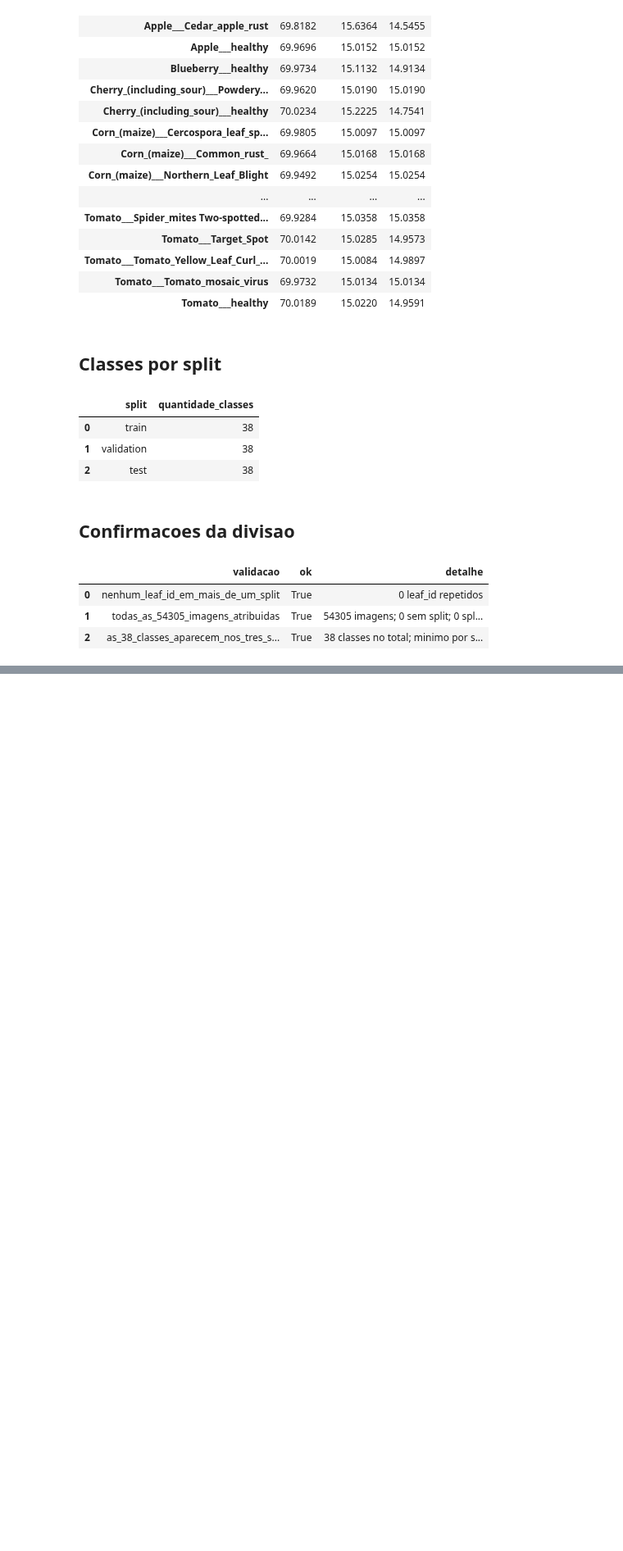
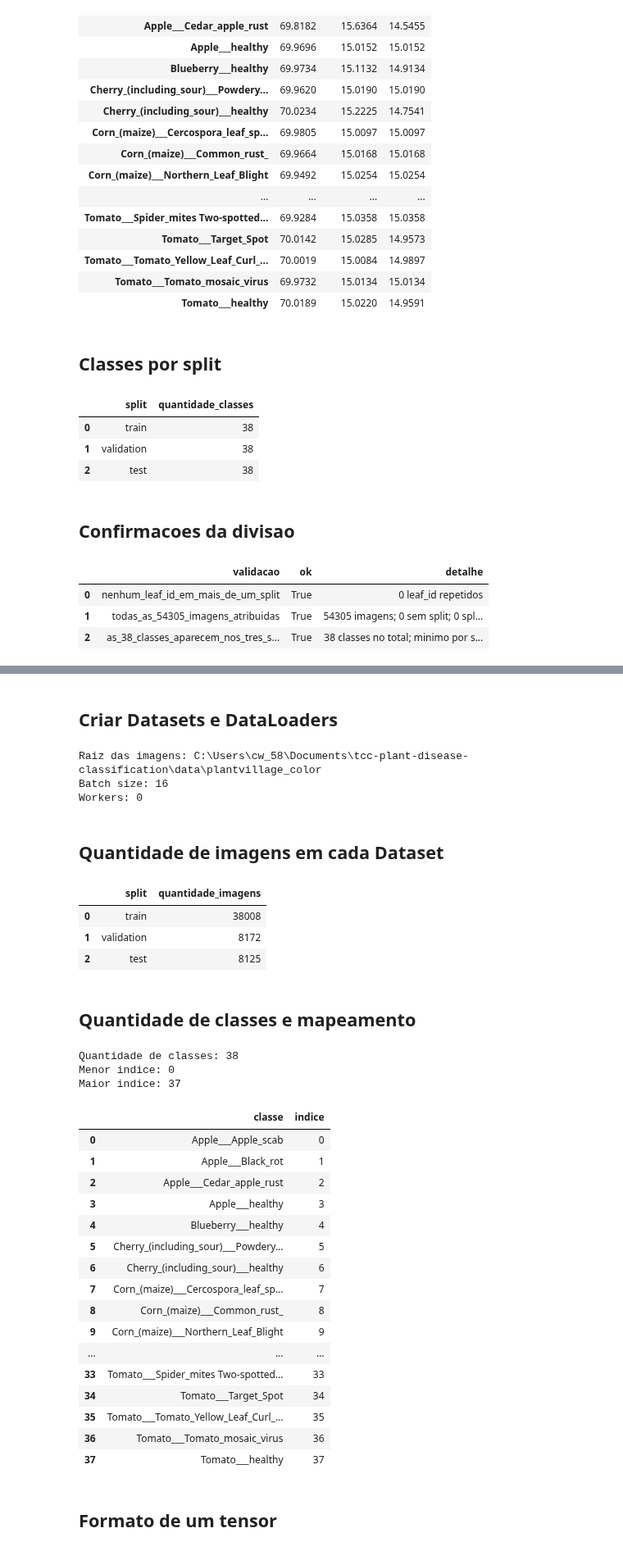
Before and after one commit to murilodc/plant-disease-classification, a Jupyter notebook: notebooks/01_exploracao_plantvillage.ipynb, the cells around one changed output, grey strips where cells are left out. Shown at 82% size. Cells and saved outputs as stored; diff of their text form; code cells hidden in the pictures; blank space fills up the shorter version.

```diff
--- a/notebooks/01_exploracao_plantvillage.ipynb
+++ b/notebooks/01_exploracao_plantvillage.ipynb
@@ -453,0 +556,73 @@ validacoes_split["validacoes"]
+# %% [markdown]
+## Criar Datasets e DataLoaders
+# %%
+metadata_split_pipeline = pd.read_csv(SPLIT_OUTPUT_CSV)
+class_to_idx = build_class_to_idx(metadata_split_pipeline)
+num_workers = 2 if IN_COLAB else 0
+
+dataloaders = create_dataloaders(
+    metadata_csv=metadata_split_pipeline,
+    image_root=COLOR_IMAGE_DIR,
+    batch_size=16,
+    num_workers=num_workers,
+    seed=42,
+)
+datasets = {split: loader.dataset for split, loader in dataloaders.items()}
+
+print("Raiz das imagens:", COLOR_IMAGE_DIR)
+print("Batch size:", dataloaders["train"].batch_size)
+print("Workers:", num_workers)
+# %% [output]
+Raiz das imagens: C:\Users\cw_58\Documents\tcc-plant-disease-classification\data\plantvillage_color
+Batch size: 16
+Workers: 0
+# %% [markdown]
+## Quantidade de imagens em cada Dataset
+# %%
+pd.DataFrame(
+    [
+        {"split": split, "quantidade_imagens": len(dataset)}
+        for split, dataset in datasets.items()
+    ]
+)
+# %% [output]
+|  | split | quantidade_imagens |
+| 0 | train | 38008 |
+| 1 | validation | 8172 |
+| 2 | test | 8125 |
+# %% [markdown]
+## Quantidade de classes e mapeamento
+# %%
+class_mapping = pd.DataFrame(
+    sorted(class_to_idx.items(), key=lambda item: item[1]),
+    columns=["classe", "indice"],
+)
+
+print("Quantidade de classes:", len(class_to_idx))
+print("Menor indice:", class_mapping["indice"].min())
+print("Maior indice:", class_mapping["indice"].max())
+
+class_mapping
+# %% [output]
+Quantidade de classes: 38
+Menor indice: 0
+Maior indice: 37
+|  | classe | indice |
+| 0 | Apple___Apple_scab | 0 |
+| 1 | Apple___Black_rot | 1 |
+| 2 | Apple___Cedar_apple_rust | 2 |
+| 3 | Apple___healthy | 3 |
+| 4 | Blueberry___healthy | 4 |
+| 5 | Cherry_(including_sour)___Powdery... | 5 |
+| 6 | Cherry_(including_sour)___healthy | 6 |
+| 7 | Corn_(maize)___Cercospora_leaf_sp... | 7 |
+| 8 | Corn_(maize)___Common_rust_ | 8 |
+| 9 | Corn_(maize)___Northern_Leaf_Blight | 9 |
+| ... | ... | ... |
+| 33 | Tomato___Spider_mites Two-spotted... | 33 |
+| 34 | Tomato___Target_Spot | 34 |
+| 35 | Tomato___Tomato_Yellow_Leaf_Curl_... | 35 |
+| 36 | Tomato___Tomato_mosaic_virus | 36 |
+| 37 | Tomato___healthy | 37 |
+# %% [markdown]
+## Formato de um tensor
```
Also changed, not shown: parts of 14 cells of this notebook, 2 other files.
